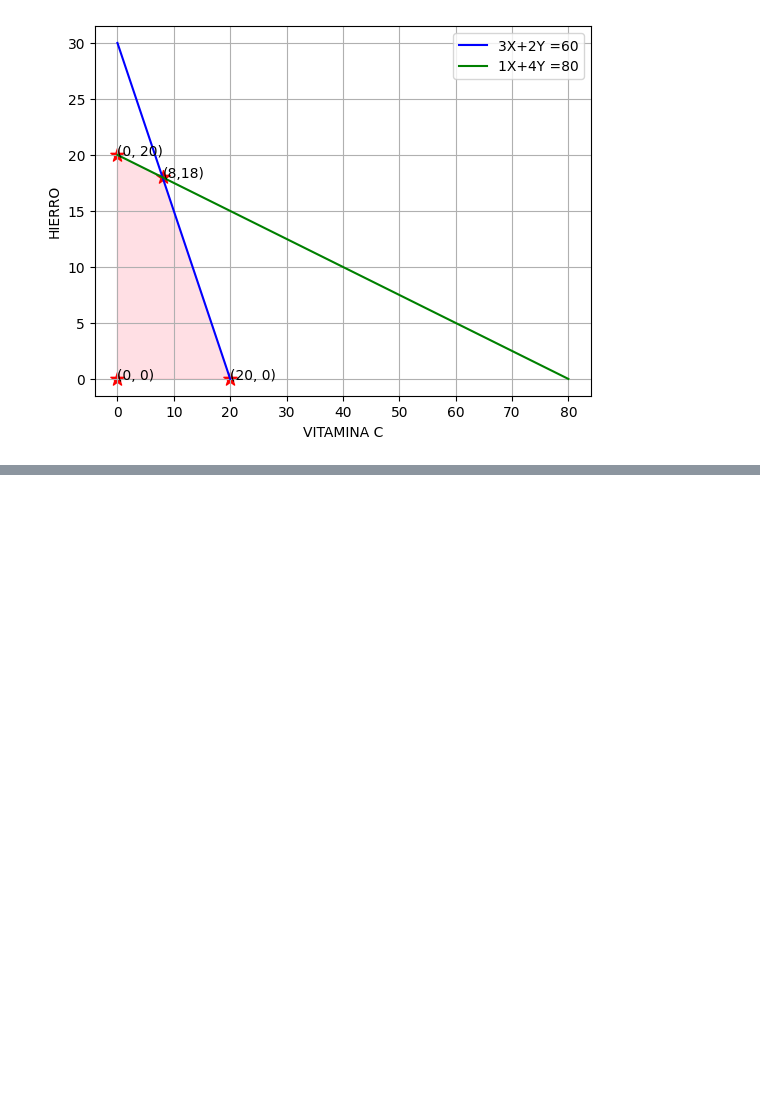
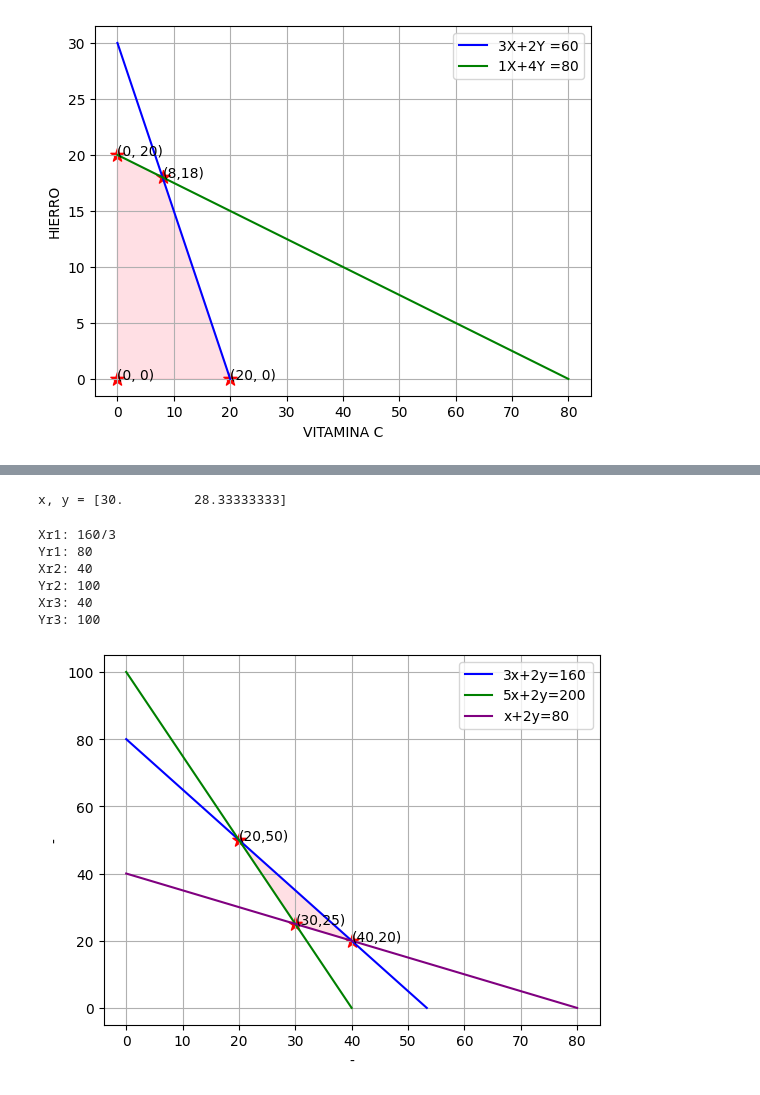
Before and after one commit to rebeca07-pedrozo/P.L.N, a Jupyter notebook: p_l_n.ipynb, the cells around one changed output, grey strips where cells are left out. Saved outputs shown, nothing was run; the diff lists cells and outputs as text; code cells hidden in the pictures; blank space fills up the shorter version.

```diff
--- a/p_l_n.ipynb
+++ b/p_l_n.ipynb
@@ -672,0 +691,75 @@ Yr2: 20
+# %%
+A = np.array([[3, 2],
+              [5, 2],
+              [1, 2]])
+B = np.array([160, 200, 80])
+
+XY, residuals, rank, s = np.linalg.lstsq(A, B, rcond=None)
+print("x, y =", XY)
+# %% [output]
+x, y = [30.         28.33333333]
+# %%
+#Encontrar X y Y en R1
+Xr1, Yr1 = sp.symbols('X Y')
+ecuacion = sp.Eq(3*Xr1 + 2*Yr1, 160)
+HallarY = sp.solve(ecuacion, Xr1)[0]
+HallarX = sp.solve(ecuacion, Yr1)[0]
+print("Xr1:",(HallarY.subs(Yr1, 0)))
+print("Yr1:",(HallarX.subs(Xr1, 0)))
+
+x_val1 = HallarY.subs(Yr1, 0)
+y_val1 = HallarX.subs(Xr1, 0)
+
+#Encontrar X y Y en R2
+Xr2, Yr2 = sp.symbols('X Y')
+ecuacion = sp.Eq(5*Xr2 + 2*Yr2, 200)
+HallarY2 = sp.solve(ecuacion, Xr2)[0]
+HallarX2 = sp.solve(ecuacion, Yr2)[0]
+print("Xr2:",(HallarY2.subs(Yr2, 0)))
+print("Yr2:",(HallarX2.subs(Xr2, 0)))
+x_val2 = HallarY2.subs(Yr2, 0)
+y_val2 = HallarX2.subs(Xr2, 0)
+
+
+#Encontrar X y Y en R3
+Xr3, Yr3 = sp.symbols('X Y')
+ecuacion = sp.Eq(1*Xr3 + 2*Yr3, 80)
+HallarY3 = sp.solve(ecuacion, Xr3)[0]
+HallarX3 = sp.solve(ecuacion, Yr3)[0]
+print("Xr3:",(HallarY2.subs(Yr3, 0)))
+print("Yr3:",(HallarX2.subs(Xr3, 0)))
+x_val3 = HallarY3.subs(Yr3, 0)
+y_val3 = HallarX3.subs(Xr3, 0)
+
+#Graficamos
+plt.plot([x_val1, 0], [0,y_val1], color='blue', label="3x+2y=160")
+plt.plot([x_val2, 0], [0,y_val2], color='green', label="5x+2y=200")
+plt.plot([x_val3, 0], [0,y_val3], color='purple', label="x+2y=80")
+V1 = [30, 25]
+V2 = [20, 50]
+V3 = [40, 20]
+
+x_coords = [V1[0], V2[0], V3[0], V1[0]]
+y_coords = [V1[1], V2[1], V3[1], V1[1]]
+
+plt.fill(x_coords, y_coords, color='pink', alpha=0.5)
+plt.annotate("(40,20)", V3)
+plt.scatter(V3[0], V3[1], color='red', marker='*', s=100)
+plt.annotate("(30,25)", V1)
+plt.scatter(V1[0], V1[1], color='red', marker='*', s=100)
+plt.annotate("(20,50)", V2)
+plt.scatter(V2[0], V2[1], color='red', marker='*', s=100)
+
+plt.grid(True)
+plt.xlabel("-")
+plt.ylabel("-")
+plt.legend()
+plt.show()
+# %% [output]
+Xr1: 160/3
+Yr1: 80
+Xr2: 40
+Yr2: 100
+Xr3: 40
+Yr3: 100
+[figure, added]
```
Also changed, not shown: parts of 8 cells of this notebook.
